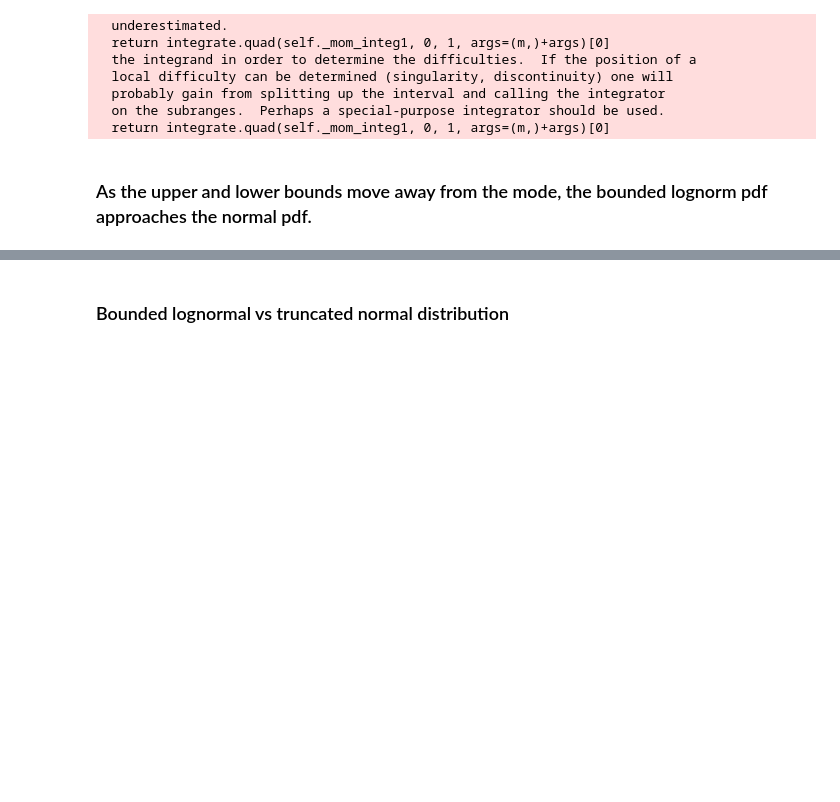
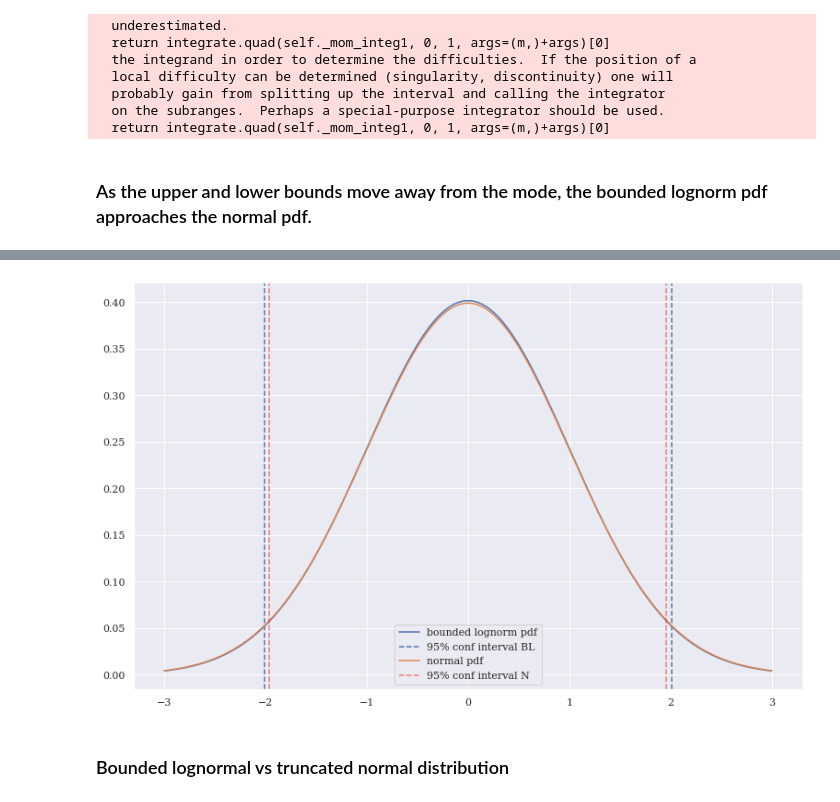
Before and after one commit to tedteske/bounded_lognorm, a Jupyter notebook: bounded_lognorm.ipynb, the cells around one changed output, grey strips where cells are left out. Saved outputs shown, nothing was run; the diff lists cells and outputs as text; code cells hidden in the pictures; blank space fills up the shorter version.

```diff
--- a/bounded_lognorm.ipynb
+++ b/bounded_lognorm.ipynb
@@ -504,27 +510,27 @@ mean, var, skew, kurt = bounded_lognorm.stats(mode, sigma, lower, upper, moments
 # %% [markdown]
 ### As the upper and lower bounds move away from the mode, the bounded lognorm pdf approaches the normal pdf.
 # %%
-mode, sigma = 0, 1
-spread = 2
-lower = mode - spread
-upper = mode + spread
+def compare_to_standard_N(spread):
+    mode, sigma = 0, 1
+    lower = mode - spread
+    upper = mode + spread
 
-x = np.linspace(-3, 3, 1000)
-y = bounded_lognorm.pdf(x, mode, sigma, lower, upper)
-sns.lineplot(x,y, label='bounded lognorm pdf')
+    x = np.linspace(-3, 3, 1000)
+    y = bounded_lognorm.pdf(x, mode, sigma, lower, upper)
+    sns.lineplot(x,y, label='bounded lognorm pdf')
 
-interval = bounded_lognorm.interval(0.95, mode, sigma, lower, upper)
-plt.axvline(interval[0], ymin=0, linestyle='dashed',
-            label='95% conf interval BL')
-plt.axvline(interval[1], ymin=0, linestyle='dashed')
+    interval = bounded_lognorm.interval(0.95, mode, sigma, lower, upper)
+    plt.axvline(interval[0], ymin=0, linestyle='dashed',
+                label='95% conf interval BL')
+    plt.axvline(interval[1], ymin=0, linestyle='dashed')
 
-y = norm.pdf(x, loc=mode, scale=sigma)
-sns.lineplot(x,y, label='normal pdf')
+    y = norm.pdf(x, loc=mode, scale=sigma)
+    sns.lineplot(x,y, label='normal pdf')
 
-interval2 = norm.interval(0.95, loc=mode, scale=sigma)
-plt.axvline(interval2[0], ymin=0, linestyle='dashed', c='red', alpha=0.5,
-            label='95% conf interval N')
-plt.axvline(interval2[1], ymin=0, linestyle='dashed', c='red', alpha=0.5)
+    interval2 = norm.interval(0.95, loc=mode, scale=sigma)
+    plt.axvline(interval2[0], ymin=0, linestyle='dashed', c='red', alpha=0.5,
+                label='95% conf interval N')
+    plt.axvline(interval2[1], ymin=0, linestyle='dashed', c='red', alpha=0.5)
 
-plt.legend()
-plt.show()
+    plt.legend()
+    plt.show()
@@ -560,3 +541,7 @@ plt.show()
+# %%
+compare_to_standard_N(200)
+# %% [output]
+[figure, added]
 # %% [markdown]
 ### Bounded lognormal vs truncated normal distribution
 # %%
```
Also changed, not shown: parts of 18 cells of this notebook.
